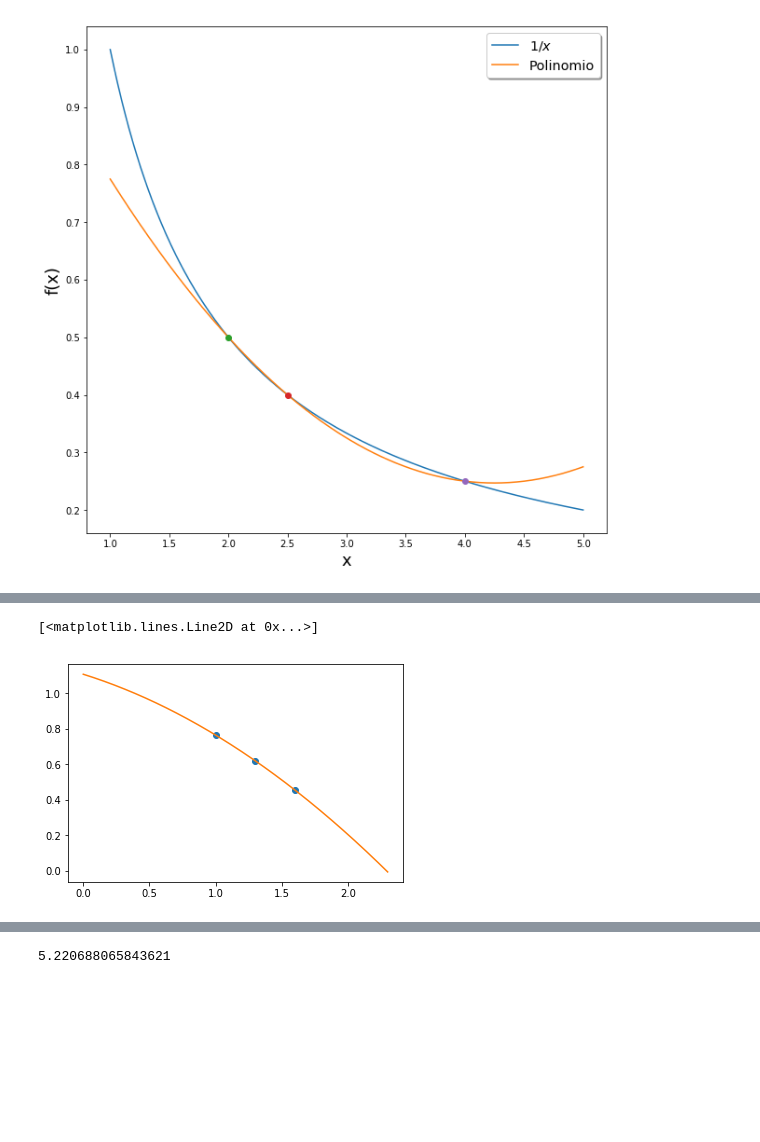
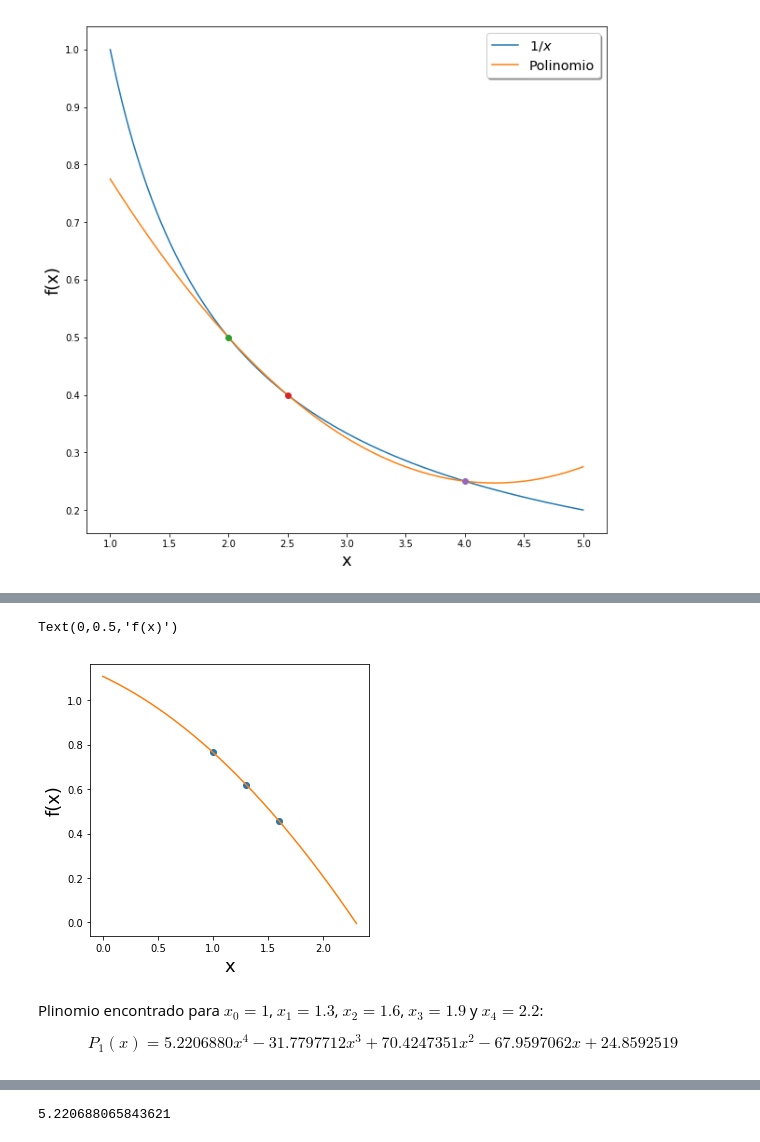
Before and after one commit to Oscar2401/M-todos-Num-ricos, a Jupyter notebook: semana_2/clase_1_interpolacion.ipynb, the cells around one changed output, grey strips where cells are left out. Saved outputs shown, nothing was run; the diff lists cells and outputs as text; code cells hidden in the pictures; blank space fills up the shorter version.

```diff
--- a/semana_2/clase_1_interpolacion.ipynb
+++ b/semana_2/clase_1_interpolacion.ipynb
@@ -59,16 +64,25 @@ P_1(x) = -0.1087339x^2 - 0.2336177x + 1.1075493
 # %%
 x_0 = [1,1.3,1.6]
 y_0 = [0.7651977,0.6200860,0.4554022]
 
 x = np.linspace(0,2.3,500)
 
 P = (-0.1087339)*np.power(x,2) - (0.2336177)*x + 1.1075493
 
+plt.figure(figsize=(5,5))
 plt.plot(x_0,y_0,'o')
 plt.plot(x,P,'-')
+plt.xlabel("x",fontsize=18)
+plt.ylabel("f(x)",fontsize=18)
 # %% [output]
-[<matplotlib.lines.Line2D at 0x...>]
+Text(0,0.5,'f(x)')
-[figure, old version]
+[figure, new version]
+# %% [markdown]
+Plinomio encontrado para $x_0 = 1$, $x_1 = 1.3$, $x_2 = 1.6$, $x_3 = 1.9$ y $x_4 = 2.2$:
+
+\begin{equation}
+P_1(x) = 5.2206880x^4 - 31.7797712x^3 + 70.4247351x^2 - 67.9597062x + 24.8592519
+\end{equation}
 # %%
 x_0 = [1,1.3,1.6,1.9,2.2]
 y_0 = [0.7651977,0.6200860,0.4554022,0.2818186,0.1103623]
```
Also changed, not shown: parts of 6 cells of this notebook, 5 other files.
